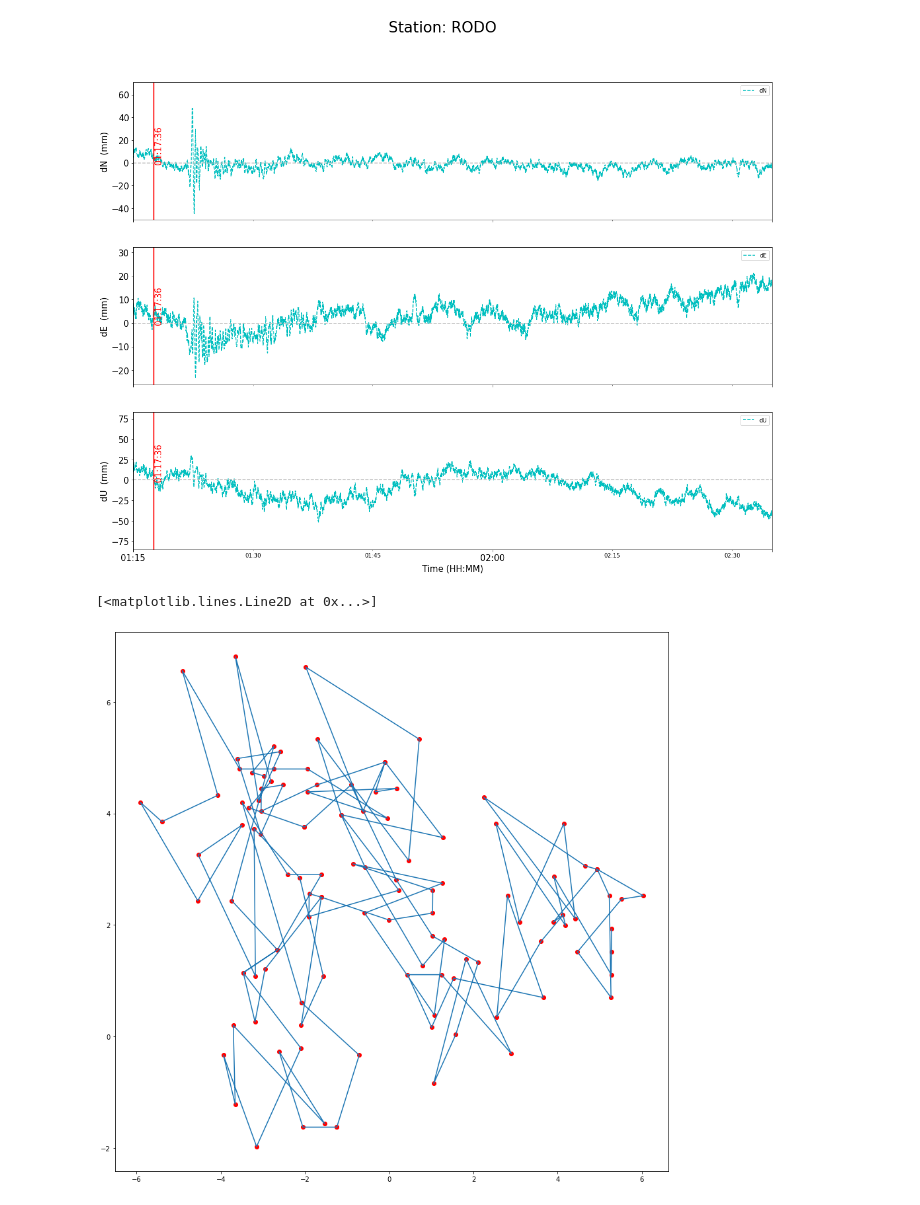
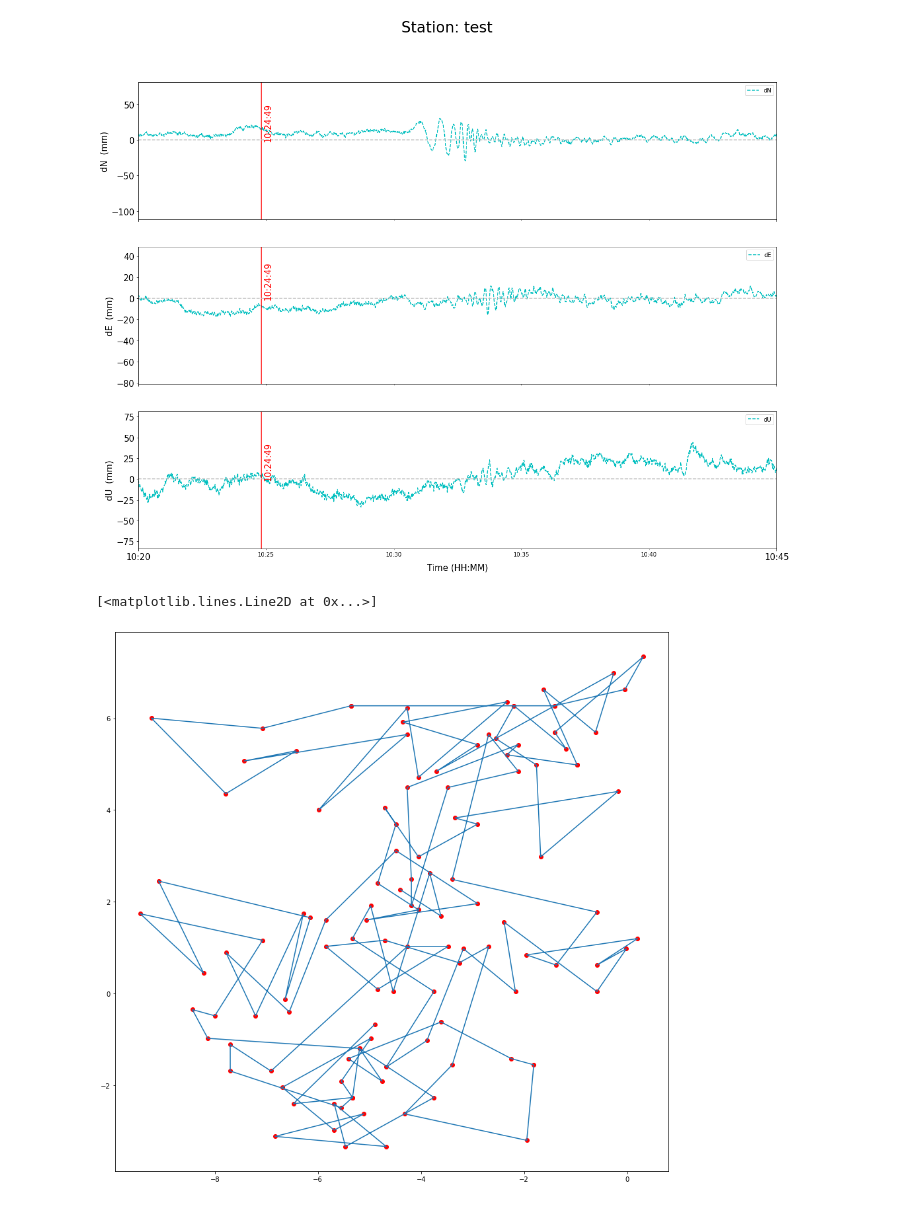
Before and after one commit to LabGeoTopo/fftpy_analysis, a Jupyter notebook: 2302eq_tur.ipynb, the cells around one changed output. Drawn from its saved outputs; the diff is of its cells as text; code cells hidden in the pictures.

Commit message:
update turkeq

```diff
--- a/2302eq_tur.ipynb
+++ b/2302eq_tur.ipynb
@@ -18,6 +18,7 @@ from astropy.time import Time
 # %%
+stacode='dyng'
 ## input data
-data = pd.read_csv("data/turkeq/rodo_kin03700_23.cts", sep=" ")
+data = pd.read_csv("data/turkeq/{}_kin03709_11.cts".format(stacode), sep=" ")
 
 #data["dates"]
 data['Lat'], data['Lon'], data['Alt'] = pm.ecef2geodetic(data['X'], data['Y'], data['Z'], ell=None, deg=True)
@@ -44,7 +45,7 @@ data
 #date = datetime.strptime(data['dates'], format_data)
 #data
 header= ['X','Y','Z',]
-data.to_csv('data/test_p2.txt', columns=header)
+#data.to_csv('test_p2.txt', columns=header)
 #utmout = data[['utmE', 'utmN', 'Alt']].copy()
 #
 #utmout
@@ -124,7 +331,7 @@ data
 # %%
 ## make time series for the three axes
 fig, axes = plt.subplots(3, 1, figsize=(20,15), sharex=True,)
-fig.suptitle('Station: RODO', fontsize=26)
+fig.suptitle('Station: test', fontsize=26)
 
 
 plot_cols = ['dN', 'dE', 'dU' ]
@@ -141,39 +348,39 @@ ylimits = [[-30,30],[-20,20],[-30,30]]
 for i, (ax, col) in enumerate(zip(axes, plot_cols)):
     # add axis labels
     ax.set_ylabel(col + '  (mm)',fontsize=15)
     ax.set_xlabel('Time (HH:MM)', fontsize=15)
 #    ax.xaxis.set_major_formatter(month_day_formatter)
-    ax.set_xlim([pd.Timestamp('2023-02-06 01:15:00'), pd.Timestamp('2023-02-06 02:35:00')])
-#    ax.set_xlim([pd.Timestamp('2023-02-06 10:20:00'), pd.Timestamp('2023-02-06 10:45:00')])
+#    ax.set_xlim([pd.Timestamp('2023-02-06 01:15:00'), pd.Timestamp('2023-02-06 01:35:00')])
+    ax.set_xlim([pd.Timestamp('2023-02-06 10:20:00'), pd.Timestamp('2023-02-06 10:45:00')])
     #ax.set_ylim([-30,30])
 #    ax.set_ylim(ylimits[i])
     # We change the fontsize of minor ticks label
     ax.tick_params(axis='both', which='major', labelsize=15)
     #ax.tick_params(axis='both', which='minor', labelsize=8)
     #ax.xaxis.set_major_locator(mdates.DayLocator(interval=15))
 ##EVIA PERIVOLIA
     #ax.axvline(pd.Timestamp('2022-11-29 04:32:36'),color='r')
     #ax.axvline(pd.Timestamp('2022-11-29 20:06:39'),color='r')
 ##EVIA PSAXNA - XALKIDA
     ax.axvline(pd.Timestamp('2023-02-06 01:17:36'), color='r')
-#    ax.axvline(pd.Timestamp('2023-02-06 10:24:49'), color='r')
-    ax.text(pd.Timestamp('2023-02-06 01:17:40'), 0, '01:17:36', size=15, color='r', rotation=90)
-#    ax.text(pd.Timestamp('2023-02-06 10:24:55'), 0, '10:24:49', size=15, color='r', rotation=90)
+    ax.axvline(pd.Timestamp('2023-02-06 10:24:49'), color='r')
+#    ax.text(pd.Timestamp('2023-02-06 01:17:40'), 0, '01:17:36', size=15, color='r', rotation=90)
+    ax.text(pd.Timestamp('2023-02-06 10:24:55'), 0, '10:24:49', size=15, color='r', rotation=90)
     ax.axhline(y=0, linestyle='--', color='silver')
 #    ax.axhline(y=-160, linestyle='--', color='mistyrose')
 #    ax.axhline(y=120, linestyle='--', color='mistyrose')
 ##########0117
 #    ax.axvspan(pd.Timestamp('2023-02-06 01:20:30'), pd.Timestamp('2023-02-06 01:22:50'), alpha=0.1, color='r') #ARUC
 #    ax.axvspan(pd.Timestamp('2023-02-06 01:20:30'), pd.Timestamp('2023-02-06 01:22:50'), alpha=0.1, color='r') #BSHM
 #    ax.axvspan(pd.Timestamp('2023-02-06 01:19:50'), pd.Timestamp('2023-02-06 01:25:20'), alpha=0.1, color='r') #NICO
 #    ax.axvspan(pd.Timestamp('2023-02-06 01:23:30'), pd.Timestamp('2023-02-06 01:25:40'), alpha=0.1, color='r') #DYNG
 ##########1024
 #    ax.axvspan(pd.Timestamp('2023-02-06 10:27:50'), pd.Timestamp('2023-02-06 10:29:30'), alpha=0.1, color='r') #ARUC
 #    ax.axvspan(pd.Timestamp('2023-02-06 10:27:30'), pd.Timestamp('2023-02-06 10:29:30'), alpha=0.1, color='r') #BSHM
 #    ax.axvspan(pd.Timestamp('2023-02-06 10:29:37'), pd.Timestamp('2023-02-06 10:31:00'), alpha=0.1, color='r') #NICO
 #    ax.axvspan(pd.Timestamp('2023-02-06 10:26:10'), pd.Timestamp('2023-02-06 10:32:40'), alpha=0.1, color='r') #DYNG
 # %% [output]
-[figure, old version]
+[figure, new version]
 # %%
 ## ADD LOGO+SAVE IMAGE
 logo=image.imread("./logo/dso_ww_en.png")
@@ -197,7 +404,7 @@ ax.scatter(DN, DE, marker='o',linestyle='-', color='r')
 ax.plot(DN, DE, marker='',linestyle='-')
 # %% [output]
 [<matplotlib.lines.Line2D at 0x...>]
-[figure, old version]
+[figure, new version]
 # %%
 #from hhpy.plotting import animplot
 
```
Also changed, not shown: parts of 10 cells of this notebook, 1 other file.
